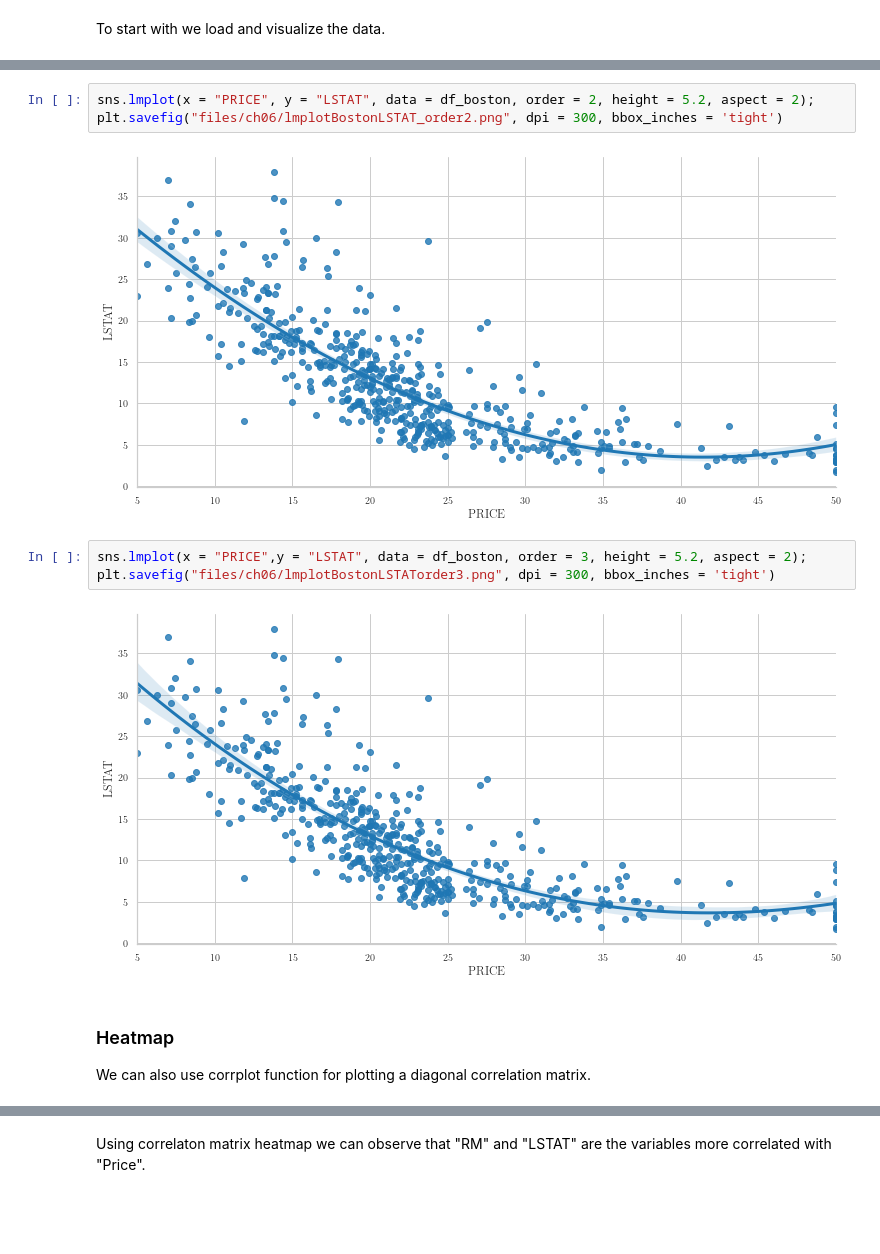
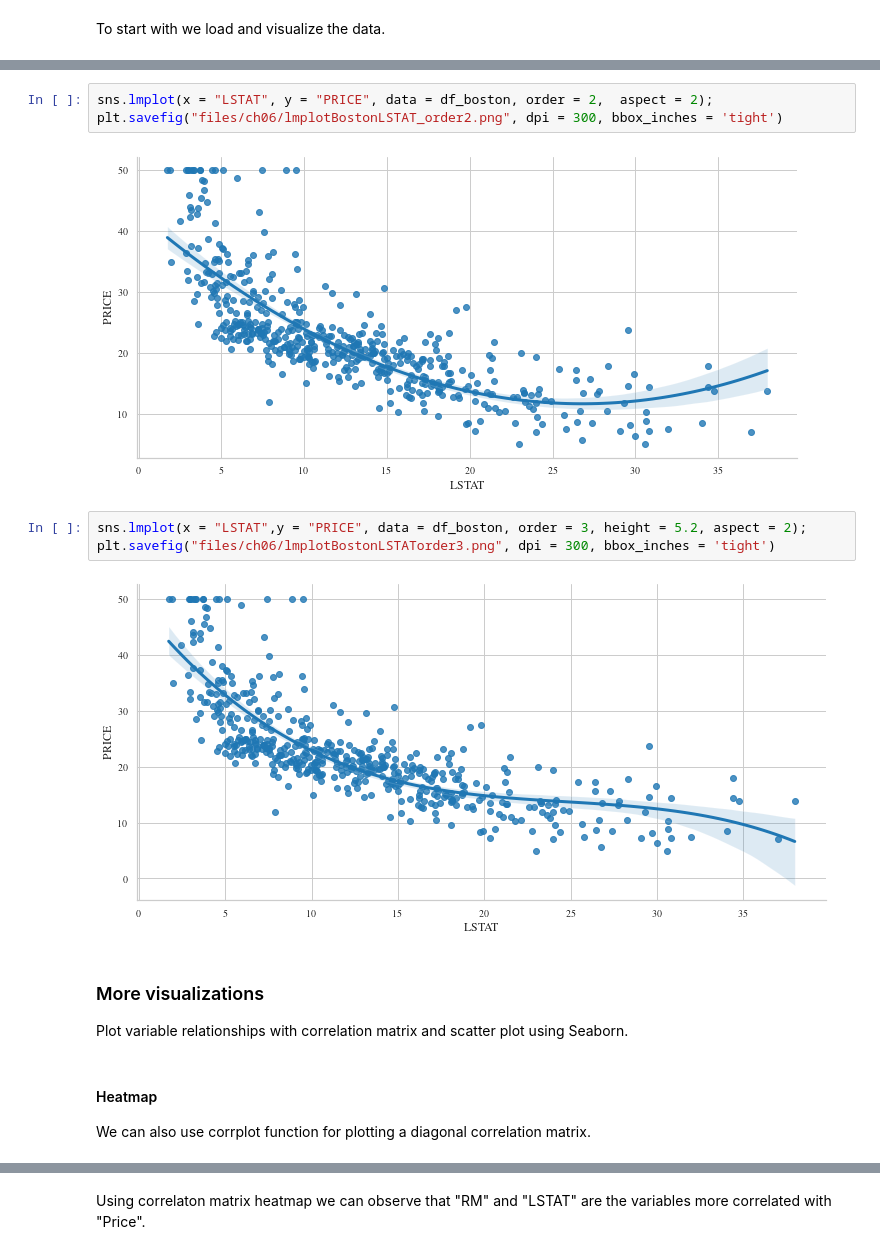
Before and after one commit to DataScienceUB/introduction-datascience-python-book, a Jupyter notebook: ch06_Regression_Analysis.ipynb, the cells around one changed output, grey strips where cells are left out. Drawn from its saved outputs; the diff is of its cells as text; blank space fills up the shorter version.

```diff
--- a/ch06_Regression_Analysis.ipynb
+++ b/ch06_Regression_Analysis.ipynb
@@ -440,15 +607,19 @@ sns.lmplot(x = "PRICE", y = "CRIM", data = df_boston, height = 5.2, aspect = 2);
 # %%
-sns.lmplot(x = "PRICE", y = "LSTAT", data = df_boston, order = 2, height = 5.2, aspect = 2);
+sns.lmplot(x = "LSTAT", y = "PRICE", data = df_boston, order = 2,  aspect = 2);
 plt.savefig("files/ch06/lmplotBostonLSTAT_order2.png", dpi = 300, bbox_inches = 'tight')
 # %% [output]
-[figure, old version]
+[figure, new version]
 # %%
-sns.lmplot(x = "PRICE",y = "LSTAT", data = df_boston, order = 3, height = 5.2, aspect = 2);
+sns.lmplot(x = "LSTAT",y = "PRICE", data = df_boston, order = 3, height = 5.2, aspect = 2);
 plt.savefig("files/ch06/lmplotBostonLSTATorder3.png", dpi = 300, bbox_inches = 'tight')
 # %% [output]
-[figure, old version]
+[figure, new version]
+# %% [markdown]
+### More visualizations
+
+Plot variable relationships with correlation matrix and scatter plot using Seaborn.
 # %% [markdown]
-### Heatmap
+#### Heatmap
 
 We can also use corrplot function for plotting a diagonal correlation matrix.
 # %%
```
Also changed, not shown: parts of 115 cells of this notebook.
